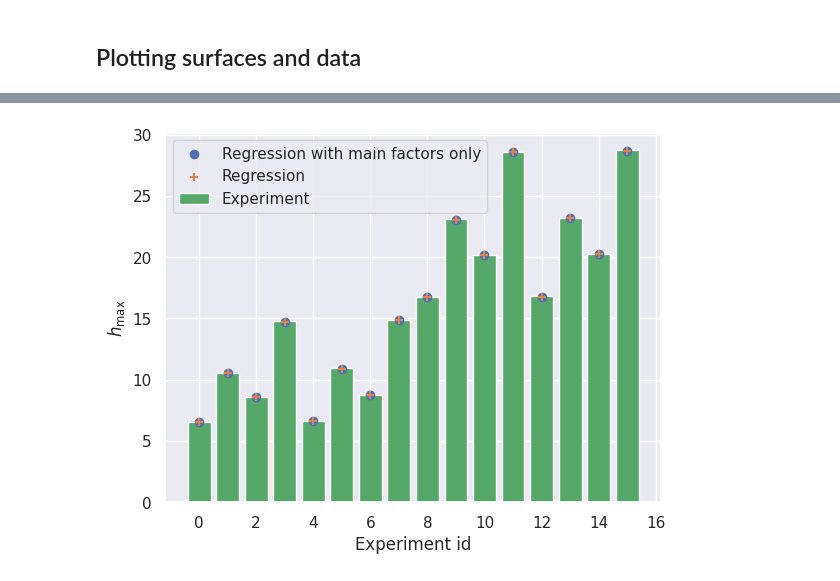
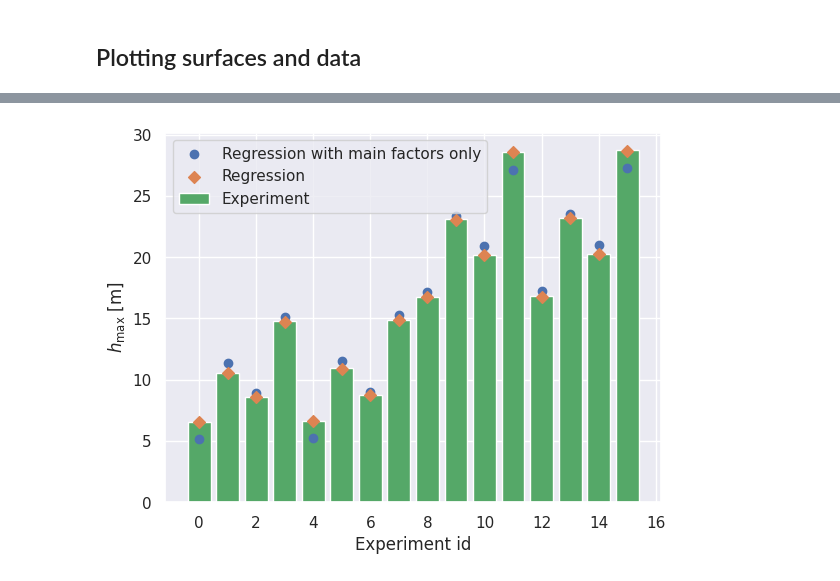
Before and after one commit to giboul/DoE_project, a Jupyter notebook: results_analysis.ipynb, the cells around one changed output, grey strips where cells are left out. Saved outputs shown, nothing was run; the diff lists cells and outputs as text; code cells hidden in the pictures.

```diff
--- a/results_analysis.ipynb
+++ b/results_analysis.ipynb
@@ -221,14 +225,14 @@ plt.show()
 # %%
 P = regression()(**E)
 Pm = regression_main_factors()(**E)
 
 xa = np.arange(E.shape[0])
-plt.scatter(xa, P, label="Regression with main factors only", zorder=2)
-plt.scatter(xa, P, marker="+", label="Regression", zorder=3)
+plt.scatter(xa, Pm, label="Regression with main factors only", zorder=2)
+plt.scatter(xa, P, marker="D", label="Regression", zorder=3)
 plt.bar(xa, R, label="Experiment", zorder=1)
 plt.legend()
 plt.xlabel("Experiment id")
-plt.ylabel(r"$h_\mathrm{max}$")
+plt.ylabel(r"$h_\mathrm{max}$ [m]")
 plt.show()
 # %% [output]
-[figure, old version]
+[figure, new version]
```
Also changed, not shown: parts of 4 cells of this notebook, 2 other files.
